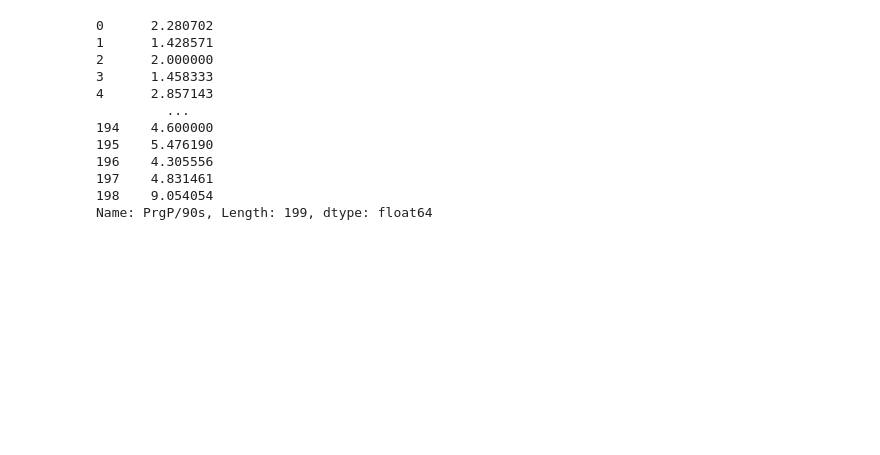
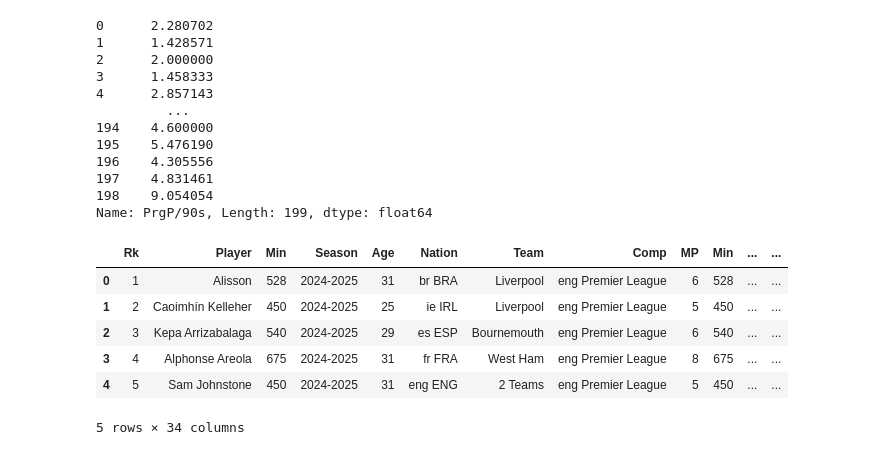
Before and after one commit to colonistz-1/EPL-2024-2025-PlayerData-Analysis, a Jupyter notebook: EPL24-25-Player-Analysis.ipynb, the cells around one changed output. Drawn from its saved outputs; the diff is of its cells as text; code cells hidden in the pictures; blank space fills up the shorter version.

Commit message:
Shot Shopping Data

```diff
--- a/EPL24-25-Player-Analysis.ipynb
+++ b/EPL24-25-Player-Analysis.ipynb
@@ -5,8 +5,9 @@ import pandas as pd
 df1 = pd.read_csv("data\epl-players-expectedasistsper90.csv")
 df2 = pd.read_csv("data\epl-players-prgPper90.csv")
 # %%
-df1_new_header = df1.iloc[0]
-df1 = df1[1:]
-df1.columns = df1_new_header
-
-df1.reset_index(drop=True, inplace=True)
+def set_first_row_as_header(df):
+    new_header = df.iloc[0]
+    df = df[1:].copy()
+    df.columns = new_header
+    df.reset_index(drop=True, inplace=True)
+    return df
@@ -152,3 +151,24 @@ pass_fig.update_layout(
     yaxis_title_font=dict(size=18),
 )
 pass_fig
+# %%
+epl_keepers = pd.read_csv('data\epl-keepers-save-statistics.csv')
+epl_keepers = set_first_row_as_header(epl_keepers)
+epl_keepers = df = epl_keepers.iloc[1:].reset_index(drop=True)
+# %%
+epl_keepers["90s"] = epl_keepers["90s"].astype(float)
+epl_keepers["Save%"] = epl_keepers["Save%"].astype(float)
+epl_keepers["SoTA"] = epl_keepers["SoTA"].astype(float)
+# %%
+epl_keepers["Save%/90s"] = epl_keepers["Save%"] / epl_keepers["90s"]
+epl_keepers["SoTA/90s"] = epl_keepers["SoTA"] / epl_keepers["90s"]
+# %%
+epl_keepers.head()
+# %% [output]
+|  | Rk | Player | Min | Season | Age | Nation | Team | Comp | MP | Min | ... | ... |
+| 0 | 1 | Alisson | 528 | 2024-2025 | 31 | br BRA | Liverpool | eng Premier League | 6 | 528 | ... | ... |
+| 1 | 2 | Caoimhín Kelleher | 450 | 2024-2025 | 25 | ie IRL | Liverpool | eng Premier League | 5 | 450 | ... | ... |
+| 2 | 3 | Kepa Arrizabalaga | 540 | 2024-2025 | 29 | es ESP | Bournemouth | eng Premier League | 6 | 540 | ... | ... |
+| 3 | 4 | Alphonse Areola | 675 | 2024-2025 | 31 | fr FRA | West Ham | eng Premier League | 8 | 675 | ... | ... |
+| 4 | 5 | Sam Johnstone | 450 | 2024-2025 | 31 | eng ENG | 2 Teams | eng Premier League | 5 | 450 | ... | ... |
+5 rows × 34 columns
```
Also changed, not shown: parts of 4 cells of this notebook, 2 other files.
